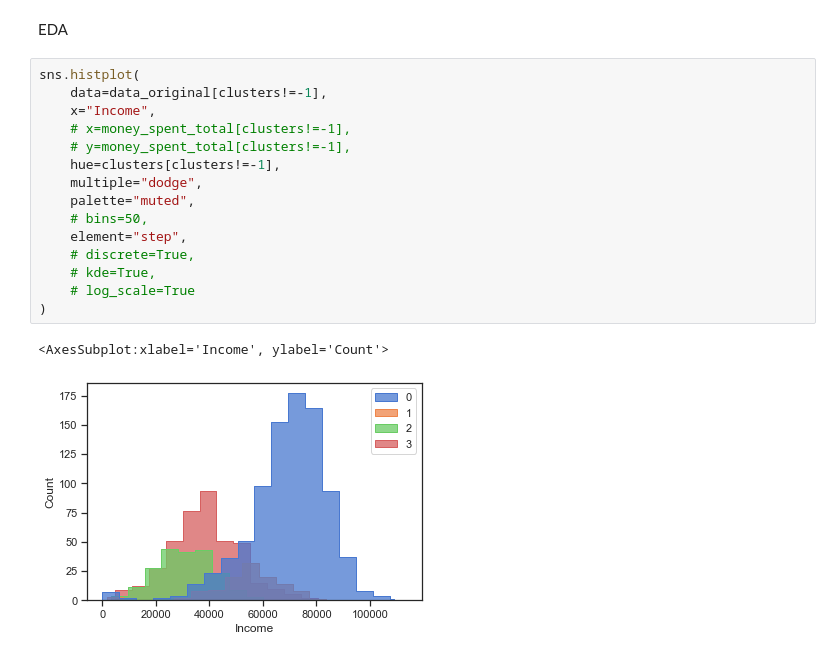
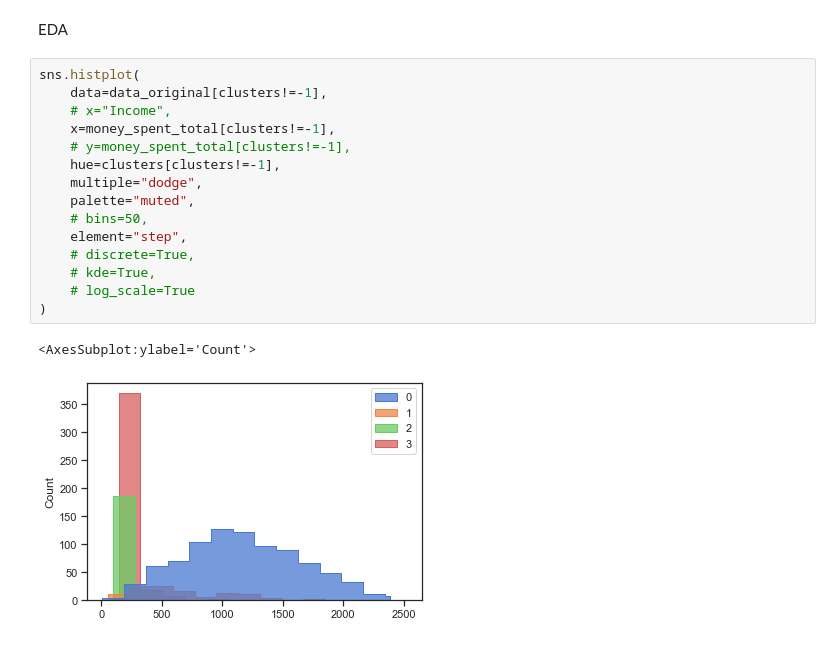
Before and after one commit to SandroMartens/sturdy-bassoon, a Jupyter notebook: kundenanalyse/analyse.ipynb, the cells around one changed output. Cells and saved outputs as stored; diff of their text form.

```diff
--- a/kundenanalyse/analyse.ipynb
+++ b/kundenanalyse/analyse.ipynb
@@ -138,18 +138,18 @@ EDA
 # %%
 sns.histplot(
     data=data_original[clusters!=-1],
-    x="Income",
-    # x=money_spent_total[clusters!=-1],
+    # x="Income",
+    x=money_spent_total[clusters!=-1],
     # y=money_spent_total[clusters!=-1],
     hue=clusters[clusters!=-1],
     multiple="dodge",
     palette="muted",
     # bins=50,
     element="step",
     # discrete=True,
     # kde=True,
     # log_scale=True
 )
 # %% [output]
-<AxesSubplot:xlabel='Income', ylabel='Count'>
+<AxesSubplot:ylabel='Count'>
-[figure, old version]
+[figure, new version]
```
Also changed, not shown: 3 other files.
